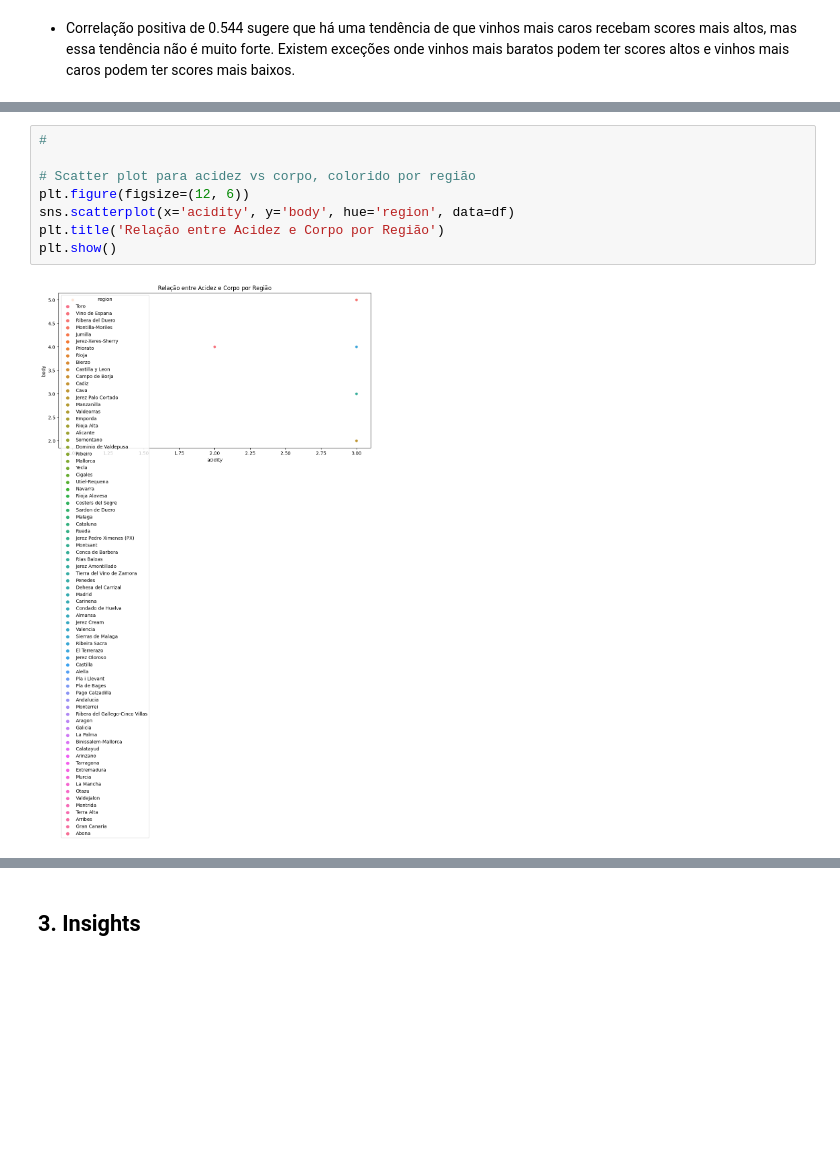
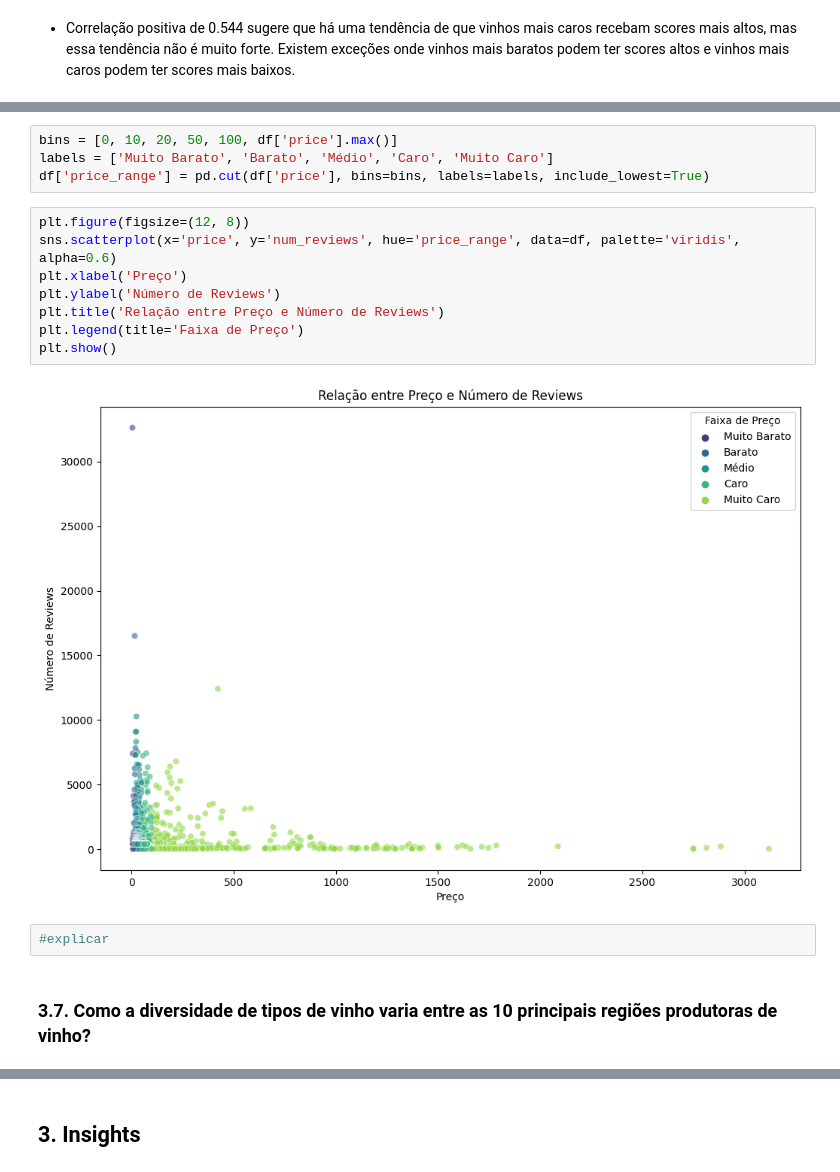
Before and after one commit to atlantico-academy/equipe3-2024.2, a Jupyter notebook: notebooks/01-exploratory_data_analysis.ipynb, the cells around one changed output, grey strips where cells are left out. Cells and saved outputs as stored; diff of their text form; blank space fills up the shorter version.

```diff
--- a/notebooks/01-exploratory_data_analysis.ipynb
+++ b/notebooks/01-exploratory_data_analysis.ipynb
@@ -464,10 +244,18 @@ plt.show()
-# %%
-#
-
-# Scatter plot para acidez vs corpo, colorido por região
-plt.figure(figsize=(12, 6))
-sns.scatterplot(x='acidity', y='body', hue='region', data=df)
-plt.title('Relação entre Acidez e Corpo por Região')
-plt.show()
-# %% [output]
-[figure, removed]
+# %%
+bins = [0, 10, 20, 50, 100, df['price'].max()]
+labels = ['Muito Barato', 'Barato', 'Médio', 'Caro', 'Muito Caro']
+df['price_range'] = pd.cut(df['price'], bins=bins, labels=labels, include_lowest=True)
+# %%
+plt.figure(figsize=(12, 8))
+sns.scatterplot(x='price', y='num_reviews', hue='price_range', data=df, palette='viridis', alpha=0.6)
+plt.xlabel('Preço')
+plt.ylabel('Número de Reviews')
+plt.title('Relação entre Preço e Número de Reviews')
+plt.legend(title='Faixa de Preço')
+plt.show()
+# %% [output]
+[figure, added]
+# %%
+#explicar
+# %% [markdown]
+### 3.7. Como a diversidade de tipos de vinho varia entre as 10 principais regiões produtoras de vinho?
```
Also changed, not shown: parts of 61 cells of this notebook.
